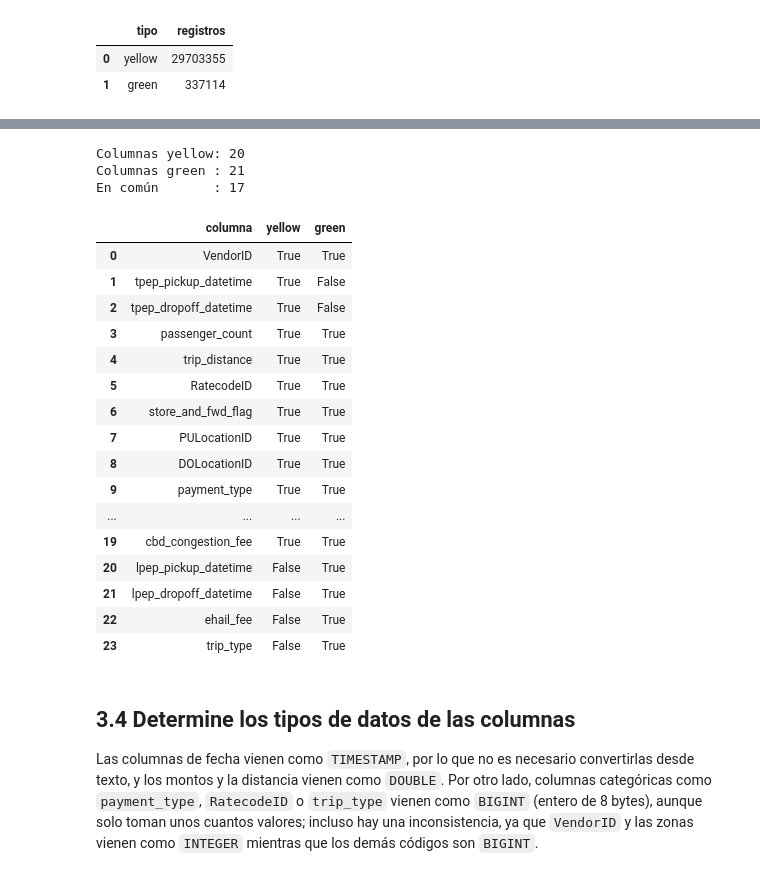
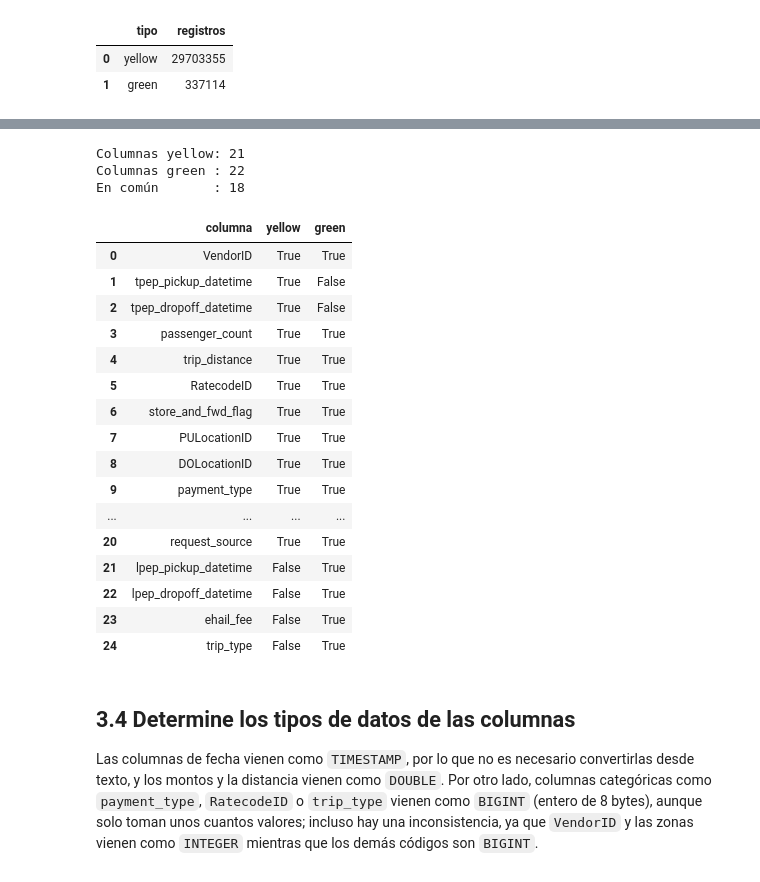
Before and after one commit to Bamo0507/duckdb_lab8, a Jupyter notebook: notebooks/ejercicio_3.ipynb, the cells around one changed output, grey strips where cells are left out. Drawn from its saved outputs; the diff is of its cells as text; code cells hidden in the pictures.

```diff
--- a/notebooks/ejercicio_3.ipynb
+++ b/notebooks/ejercicio_3.ipynb
@@ -79,40 +82,40 @@ Los taxis amarillos tienen 20 columnas y los verdes 21; comparten 17 con el mism
 # %%
 import pandas as pd
 
-columnas_yellow = con.sql(f"DESCRIBE SELECT * FROM read_parquet('{RUTA_YELLOW}')").df()["column_name"].tolist()
-columnas_green = con.sql(f"DESCRIBE SELECT * FROM read_parquet('{RUTA_GREEN}')").df()["column_name"].tolist()
+columnas_yellow = con.sql(f"DESCRIBE SELECT * FROM read_parquet('{RUTA_YELLOW}', union_by_name = true)").df()["column_name"].tolist()
+columnas_green = con.sql(f"DESCRIBE SELECT * FROM read_parquet('{RUTA_GREEN}', union_by_name = true)").df()["column_name"].tolist()
 
 print(f"Columnas yellow: {len(columnas_yellow)}")
 print(f"Columnas green : {len(columnas_green)}")
 print(f"En común       : {len(set(columnas_yellow) & set(columnas_green))}")
 
 todas = columnas_yellow + [c for c in columnas_green if c not in columnas_yellow]
 pd.DataFrame({
     "columna": todas,
     "yellow": [c in columnas_yellow for c in todas],
     "green": [c in columnas_green for c in todas],
 })
 # %% [output]
-Columnas yellow: 20
-Columnas green : 21
-En común       : 17
+Columnas yellow: 21
+Columnas green : 22
+En común       : 18
 |  | columna | yellow | green |
 | 0 | VendorID | True | True |
 | 1 | tpep_pickup_datetime | True | False |
 | 2 | tpep_dropoff_datetime | True | False |
 | 3 | passenger_count | True | True |
 | 4 | trip_distance | True | True |
 | 5 | RatecodeID | True | True |
 | 6 | store_and_fwd_flag | True | True |
 | 7 | PULocationID | True | True |
 | 8 | DOLocationID | True | True |
 | 9 | payment_type | True | True |
 | ... | ... | ... | ... |
-| 19 | cbd_congestion_fee | True | True |
-| 20 | lpep_pickup_datetime | False | True |
-| 21 | lpep_dropoff_datetime | False | True |
-| 22 | ehail_fee | False | True |
-| 23 | trip_type | False | True |
+| 20 | request_source | True | True |
+| 21 | lpep_pickup_datetime | False | True |
+| 22 | lpep_dropoff_datetime | False | True |
+| 23 | ehail_fee | False | True |
+| 24 | trip_type | False | True |
 # %% [markdown]
 ## **3.4 Determine los tipos de datos de las columnas**
 
```
Also changed, not shown: parts of 7 cells of this notebook, 8 other files.
